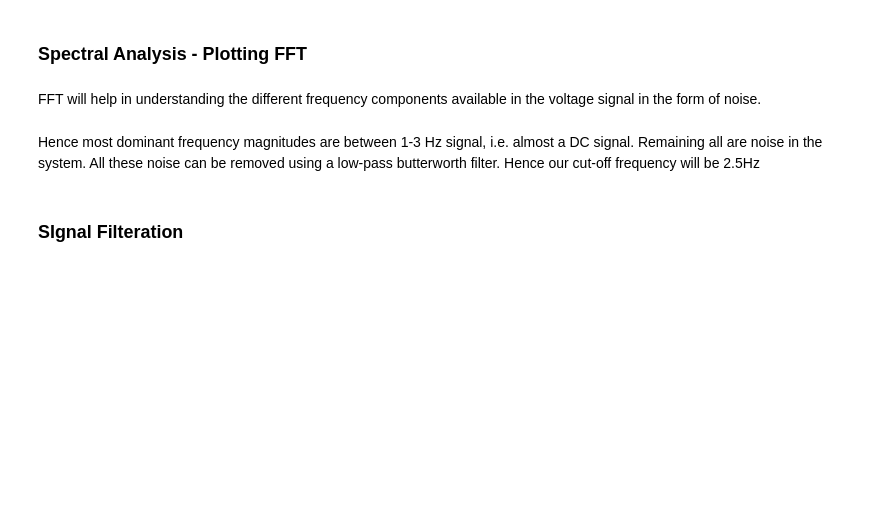
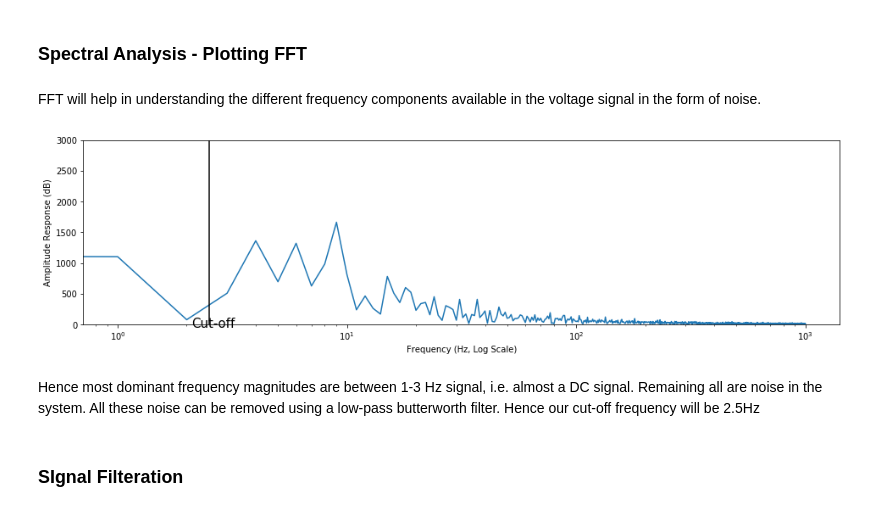
Before and after one commit to manjeet87/Signal_Analysis_UsingPython, a Jupyter notebook: Loconav/Fuel Data Analysis- F2.ipynb, the cells around one changed output. Cells and saved outputs as stored; diff of their text form; code cells hidden in the pictures; blank space fills up the shorter version.

```diff
--- a/Loconav/Fuel Data Analysis- F2.ipynb
+++ b/Loconav/Fuel Data Analysis- F2.ipynb
@@ -403,16 +403,20 @@ We can remove incorrect data by treating them as nose, and passing the time-boun
 # %% [markdown]
 FFT will help in understanding the different frequency components available in the voltage signal in the form of noise.
 # %%
-norm_data = df.fuelVoltage/df.fuelVoltage.max()
+norm_data = dff.fuelVoltage/df1.fuelVoltage.max()
 yvolt = fft(norm_data)
+
+plt.rcParams['figure.figsize'] = [16,4]
 plt.ylim(0,3000);
 plt.plot(np.abs(yvolt[:1000]));
 plt.rcParams['figure.figsize'] = [16,4]
 plt.xscale('log')
 plt.ylabel('Amplitude Response (dB)')
 plt.xlabel('Frequency (Hz, Log Scale)')
 plt.axvline(2.5, color = 'black')
 plt.text(2.1,-50, "Cut-off", fontsize = 15);
+# %% [output]
+[figure, added]
 # %% [markdown]
 Hence most dominant frequency magnitudes are between 1-3 Hz signal, i.e. almost a DC signal. Remaining all are noise in the system. All these noise can be removed using a  low-pass butterworth filter. Hence our cut-off frequency will be 2.5Hz
 # %% [markdown]
```
Also changed, not shown: parts of 14 cells of this notebook.
